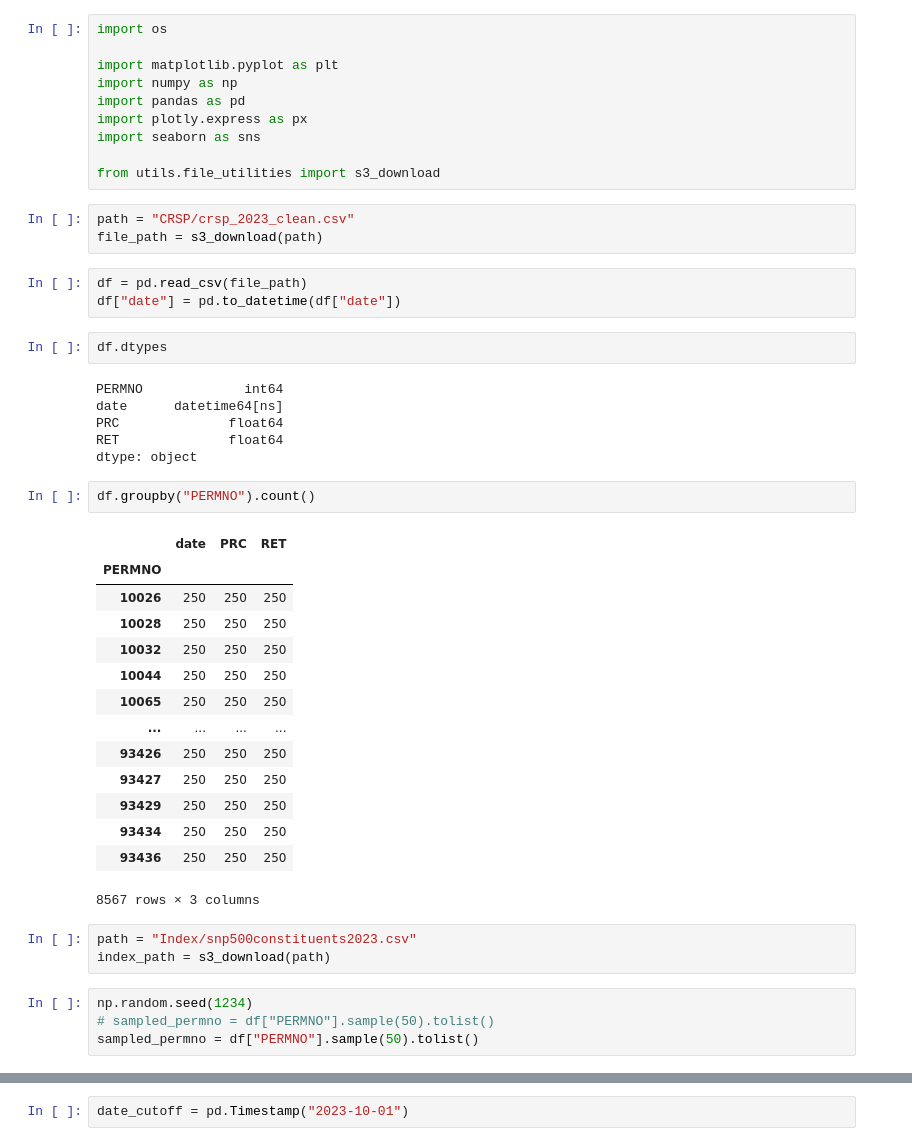
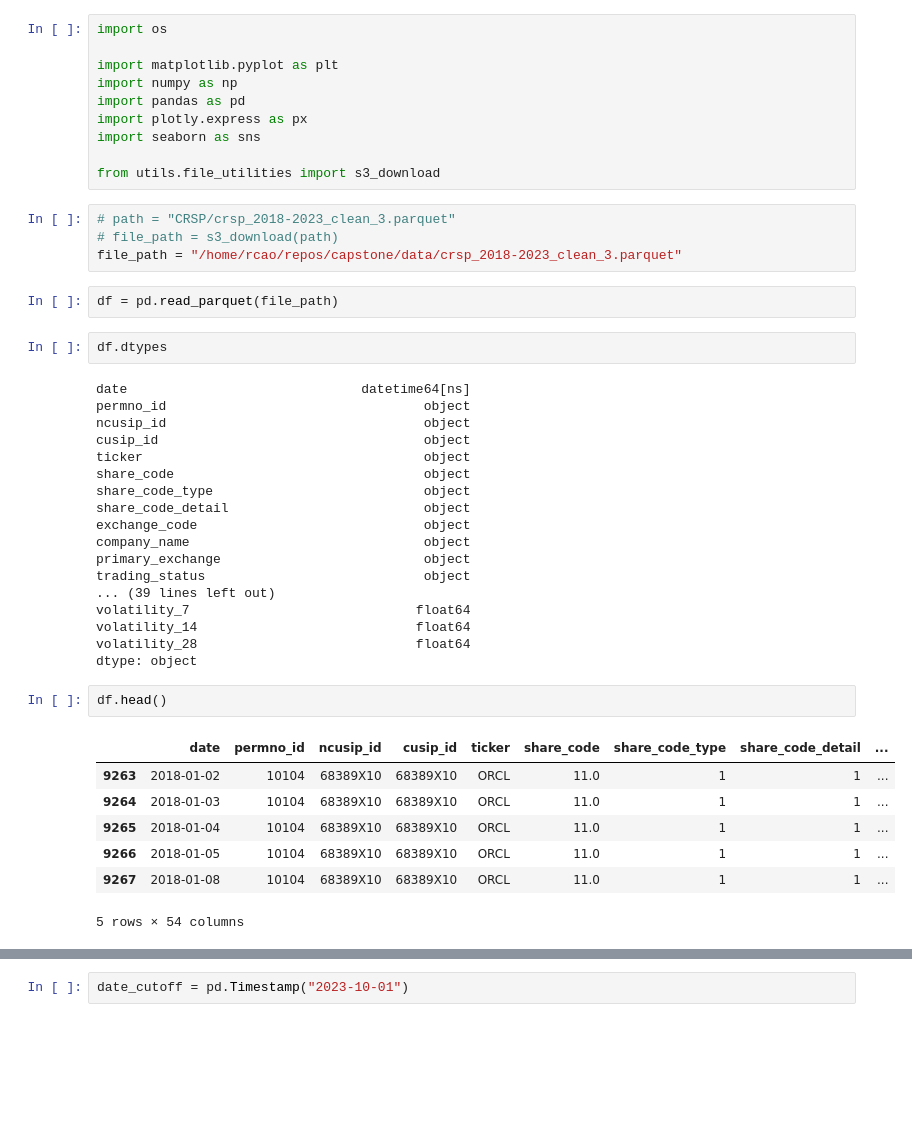
Before and after one commit to Shuo-Wang-UCBerkeley/VIP, a Jupyter notebook: src/ray/Baseline-Pypfopt.ipynb, the cells around one changed output, grey strips where cells are left out. Saved outputs shown, nothing was run; the diff lists cells and outputs as text; blank space fills up the shorter version.

```diff
--- a/src/ray/Baseline-Pypfopt.ipynb
+++ b/src/ray/Baseline-Pypfopt.ipynb
@@ -9,40 +9,38 @@ import seaborn as sns
 
 from utils.file_utilities import s3_download
 # %%
-path = "CRSP/crsp_2023_clean.csv"
-file_path = s3_download(path)
+# path = "CRSP/crsp_2018-2023_clean_3.parquet"
+# file_path = s3_download(path)
+file_path = "/home/rcao/repos/capstone/data/crsp_2018-2023_clean_3.parquet"
 # %%
-df = pd.read_csv(file_path)
-df["date"] = pd.to_datetime(df["date"])
+df = pd.read_parquet(file_path)
 # %%
 df.dtypes
 # %% [output]
-PERMNO             int64
-date      datetime64[ns]
-PRC              float64
-RET              float64
+date                              datetime64[ns]
+permno_id                                 object
+ncusip_id                                 object
+cusip_id                                  object
+ticker                                    object
+share_code                                object
+share_code_type                           object
+share_code_detail                         object
+exchange_code                             object
+company_name                              object
+primary_exchange                          object
+trading_status                            object
+... (39 lines left out)
+volatility_7                             float64
+volatility_14                            float64
+volatility_28                            float64
 dtype: object
 # %%
-df.groupby("PERMNO").count()
+df.head()
 # %% [output]
-|  | date | PRC | RET |
-| PERMNO |  |  |  |
-| 10026 | 250 | 250 | 250 |
-| 10028 | 250 | 250 | 250 |
-| 10032 | 250 | 250 | 250 |
-| 10044 | 250 | 250 | 250 |
-| 10065 | 250 | 250 | 250 |
-| ... | ... | ... | ... |
-| 93426 | 250 | 250 | 250 |
-| 93427 | 250 | 250 | 250 |
-| 93429 | 250 | 250 | 250 |
-| 93434 | 250 | 250 | 250 |
-| 93436 | 250 | 250 | 250 |
+|  | date | permno_id | ncusip_id | cusip_id | ticker | share_code | share_code_type | share_code_detail | ... |
+| 9263 | 2018-01-02 | 10104 | 68389X10 | 68389X10 | ORCL | 11.0 | 1 | 1 | ... |
+| 9264 | 2018-01-03 | 10104 | 68389X10 | 68389X10 | ORCL | 11.0 | 1 | 1 | ... |
+| 9265 | 2018-01-04 | 10104 | 68389X10 | 68389X10 | ORCL | 11.0 | 1 | 1 | ... |
+| 9266 | 2018-01-05 | 10104 | 68389X10 | 68389X10 | ORCL | 11.0 | 1 | 1 | ... |
+| 9267 | 2018-01-08 | 10104 | 68389X10 | 68389X10 | ORCL | 11.0 | 1 | 1 | ... |
-8567 rows × 3 columns
+5 rows × 54 columns
-# %%
-path = "Index/snp500constituents2023.csv"
-index_path = s3_download(path)
-# %%
-np.random.seed(1234)
-# sampled_permno = df["PERMNO"].sample(50).tolist()
-sampled_permno = df["PERMNO"].sample(50).tolist()
```
Also changed, not shown: parts of 27 cells of this notebook, 5 other files.
